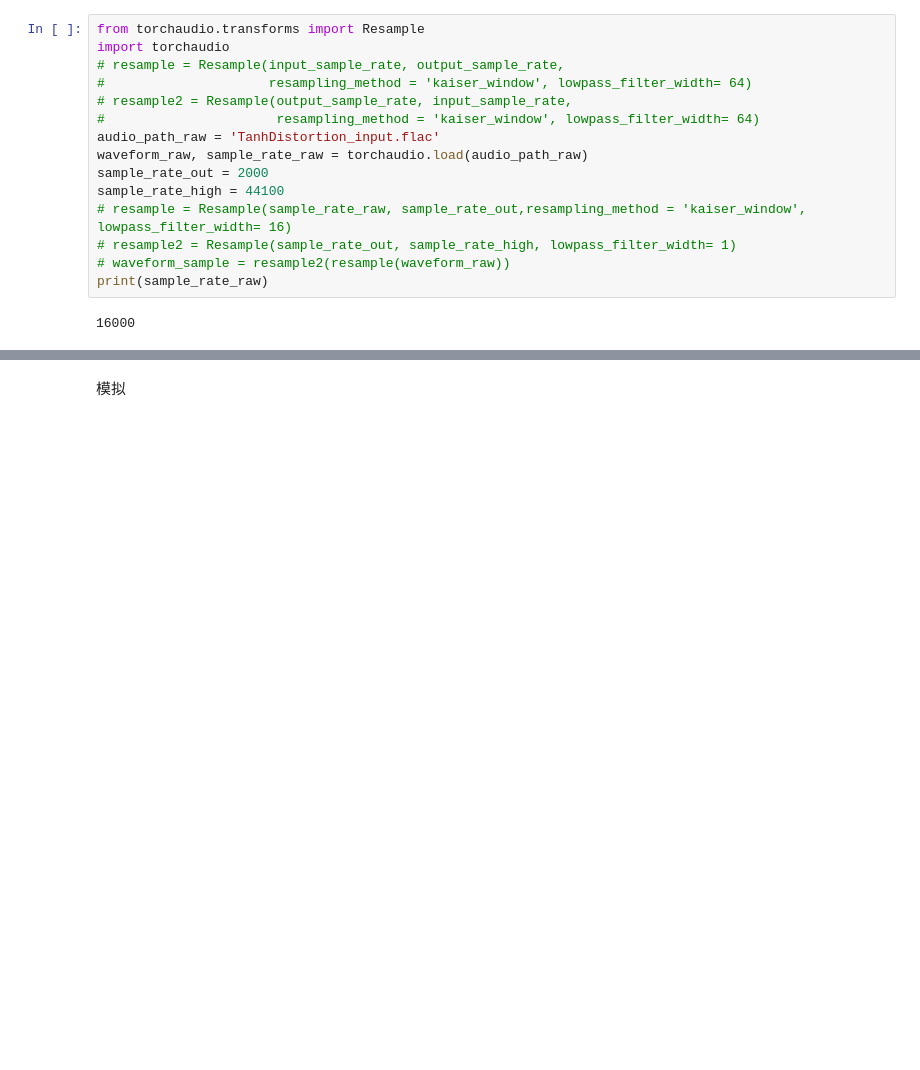
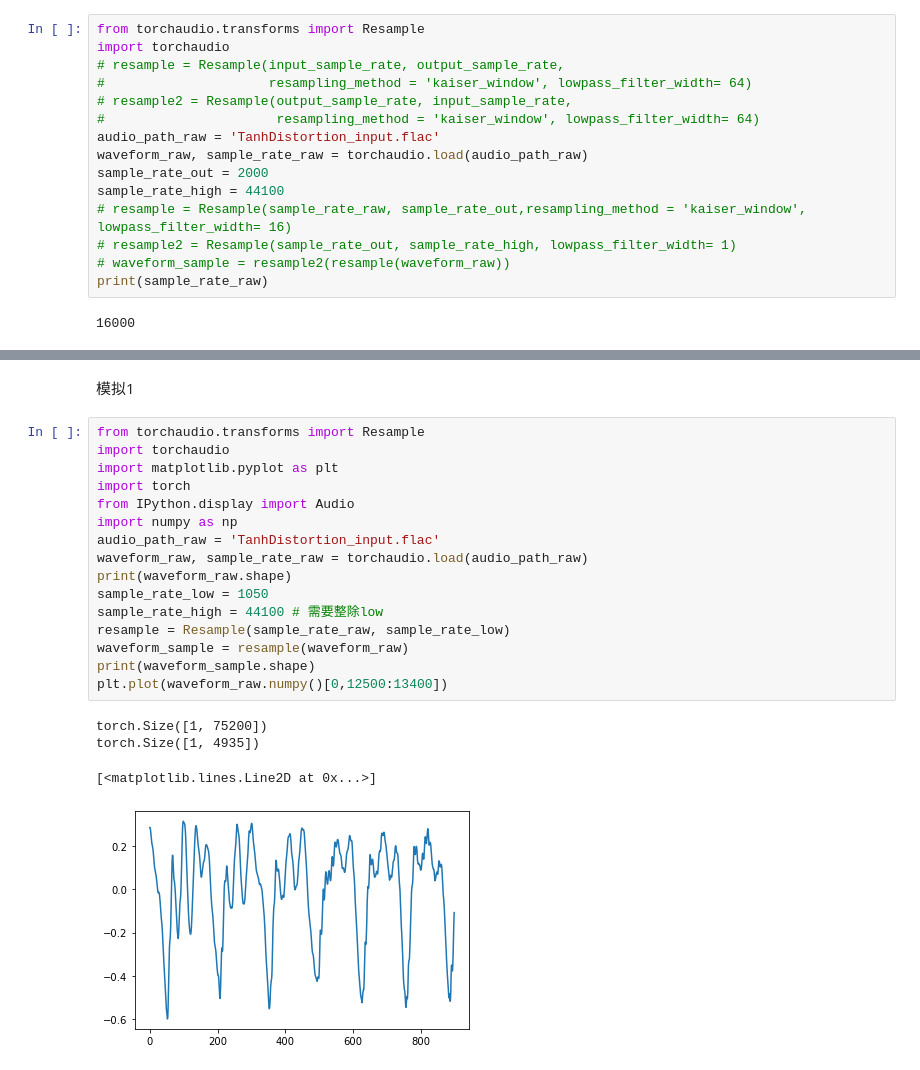
Before and after one commit to fanmiku/alpha1, a Jupyter notebook: a.ipynb, the cells around one changed output, grey strips where cells are left out. Drawn from its saved outputs; the diff is of its cells as text; blank space fills up the shorter version.

```diff
--- a/a.ipynb
+++ b/a.ipynb
@@ -91,5 +91,26 @@ Audio(waveform_sample.numpy(),rate=sample_rate_high)
 # %% [output]
 [figure]
 [interactive output not drawn]
-# %% [markdown]
-模拟
+# %% [markdown]
+模拟1
+# %%
+from torchaudio.transforms import Resample
+import torchaudio
+import matplotlib.pyplot as plt
+import torch
+from IPython.display import Audio
+import numpy as np
+audio_path_raw = 'TanhDistortion_input.flac'
+waveform_raw, sample_rate_raw = torchaudio.load(audio_path_raw)
+print(waveform_raw.shape)
+sample_rate_low = 1050
+sample_rate_high = 44100 # 需要整除low
+resample = Resample(sample_rate_raw, sample_rate_low)
+waveform_sample = resample(waveform_raw)
+print(waveform_sample.shape)
+plt.plot(waveform_raw.numpy()[0,12500:13400])
+# %% [output]
+torch.Size([1, 75200])
+torch.Size([1, 4935])
+[<matplotlib.lines.Line2D at 0x...>]
+[figure, added]
```
Also changed, not shown: parts of 5 cells of this notebook.
